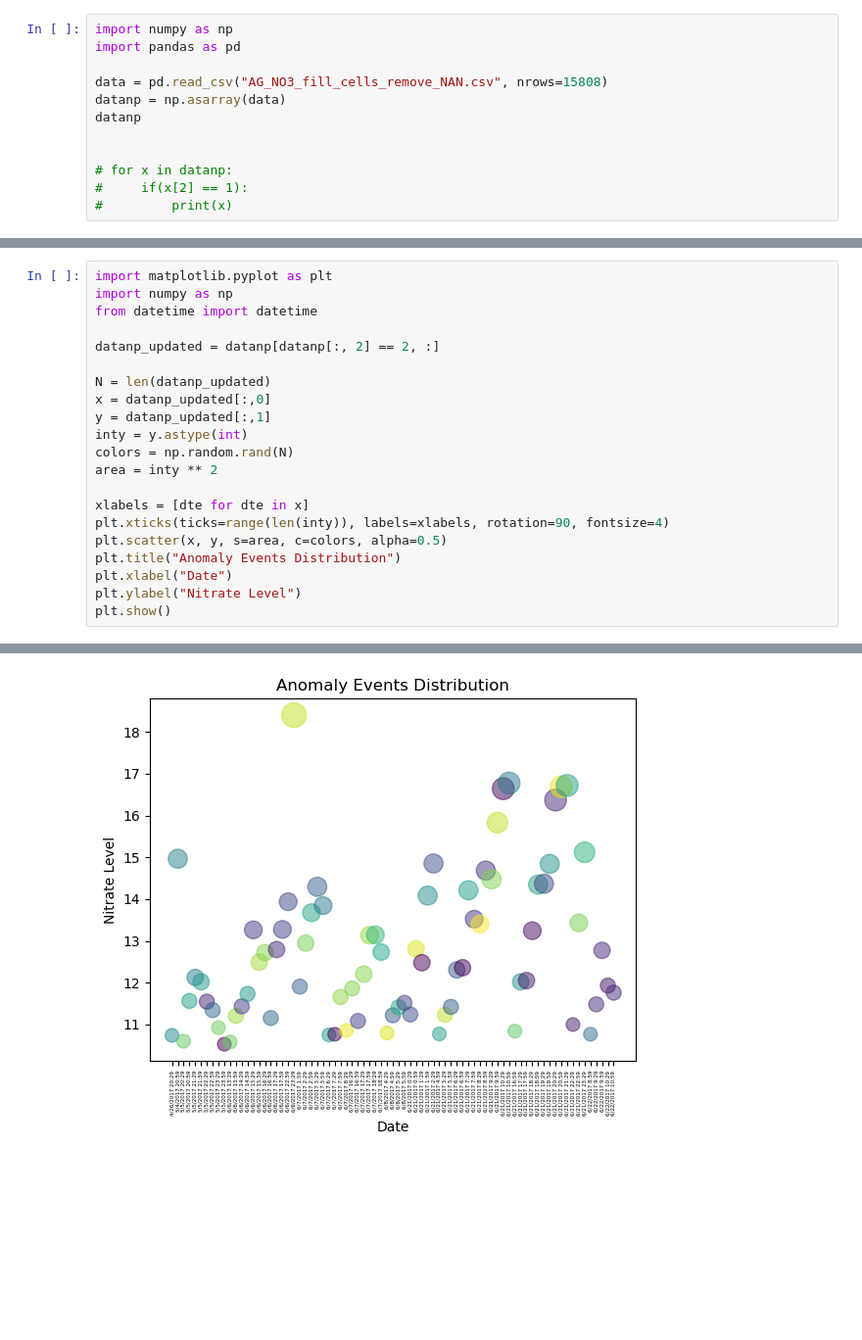
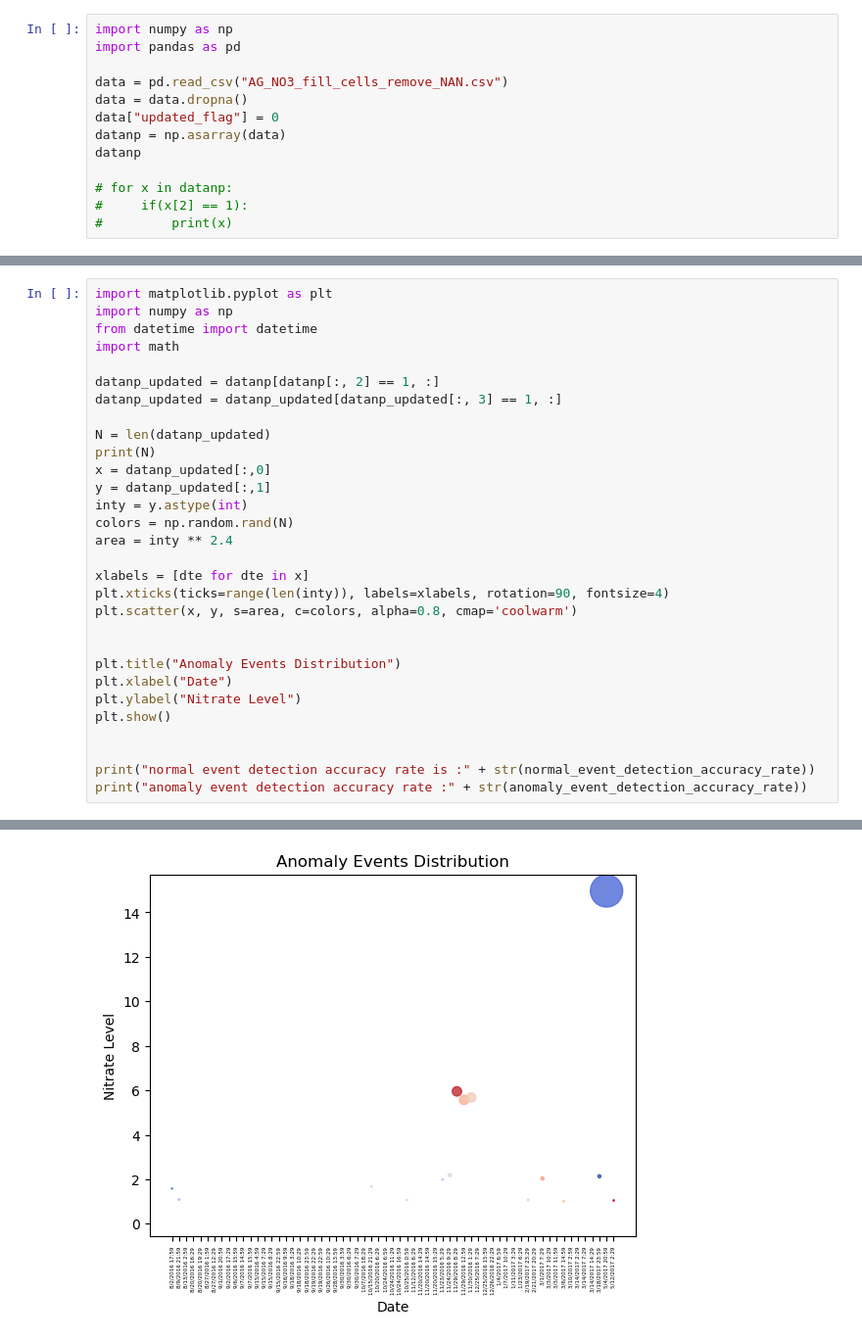
Before and after one commit to fredsm/CSCI6840-DataMining, a Jupyter notebook: HW2 Anomaly Event Detection/HW2 Anomaly Event Detection.ipynb, the cells around one changed output, grey strips where cells are left out. Shown: that part at 98% size. Cells and saved outputs as stored; diff of their text form; blank space fills up the shorter version.

```diff
--- a/HW2 Anomaly Event Detection/HW2 Anomaly Event Detection.ipynb
+++ b/HW2 Anomaly Event Detection/HW2 Anomaly Event Detection.ipynb
@@ -2,10 +2,11 @@
 import numpy as np
 import pandas as pd
 
-data = pd.read_csv("AG_NO3_fill_cells_remove_NAN.csv", nrows=15808)
+data = pd.read_csv("AG_NO3_fill_cells_remove_NAN.csv")
+data = data.dropna()
+data["updated_flag"] = 0
 datanp = np.asarray(data)
 datanp
-
 
 # for x in datanp:
 #     if(x[2] == 1):
@@ -88,21 +118,30 @@ datanp_updated = datanp[datanp[:, 2] == 2, :]
 import matplotlib.pyplot as plt
 import numpy as np
 from datetime import datetime
+import math
 
-datanp_updated = datanp[datanp[:, 2] == 2, :]
+datanp_updated = datanp[datanp[:, 2] == 1, :]
+datanp_updated = datanp_updated[datanp_updated[:, 3] == 1, :]
 
 N = len(datanp_updated)
+print(N)
 x = datanp_updated[:,0]
 y = datanp_updated[:,1]
 inty = y.astype(int)
 colors = np.random.rand(N)
-area = inty ** 2
+area = inty ** 2.4
 
 xlabels = [dte for dte in x]
 plt.xticks(ticks=range(len(inty)), labels=xlabels, rotation=90, fontsize=4)
-plt.scatter(x, y, s=area, c=colors, alpha=0.5)
+plt.scatter(x, y, s=area, c=colors, alpha=0.8, cmap='coolwarm')
+
+
 plt.title("Anomaly Events Distribution")
 plt.xlabel("Date")
 plt.ylabel("Nitrate Level")
 plt.show()
+
+
+print("normal event detection accuracy rate is :" + str(normal_event_detection_accuracy_rate))
+print("anomaly event detection accuracy rate :" + str(anomaly_event_detection_accuracy_rate))
 # %% [output]
@@ -109 +149 @@ plt.show()
-[figure, old version]
+[figure, new version]
```
Also changed, not shown: parts of 6 cells of this notebook.
